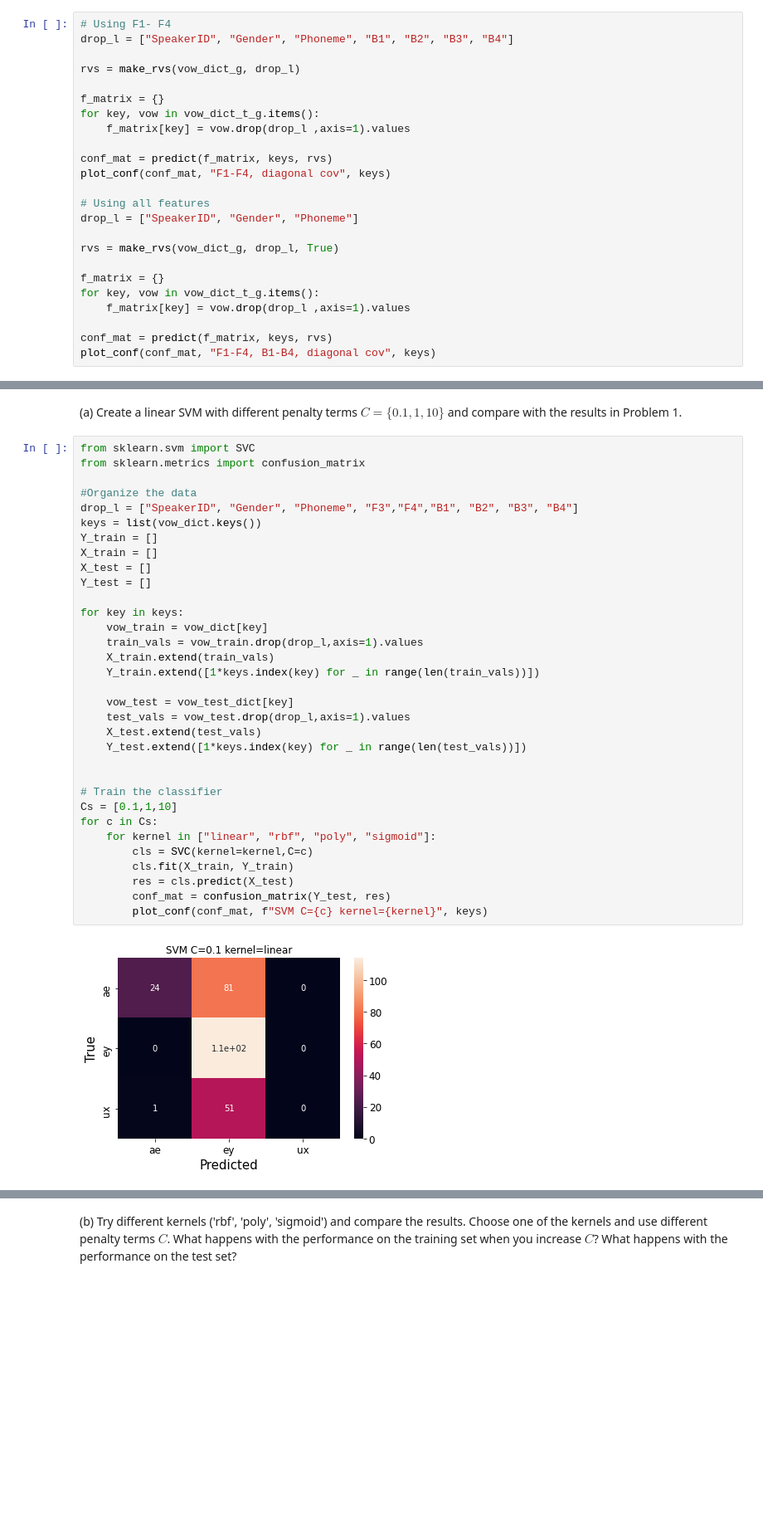
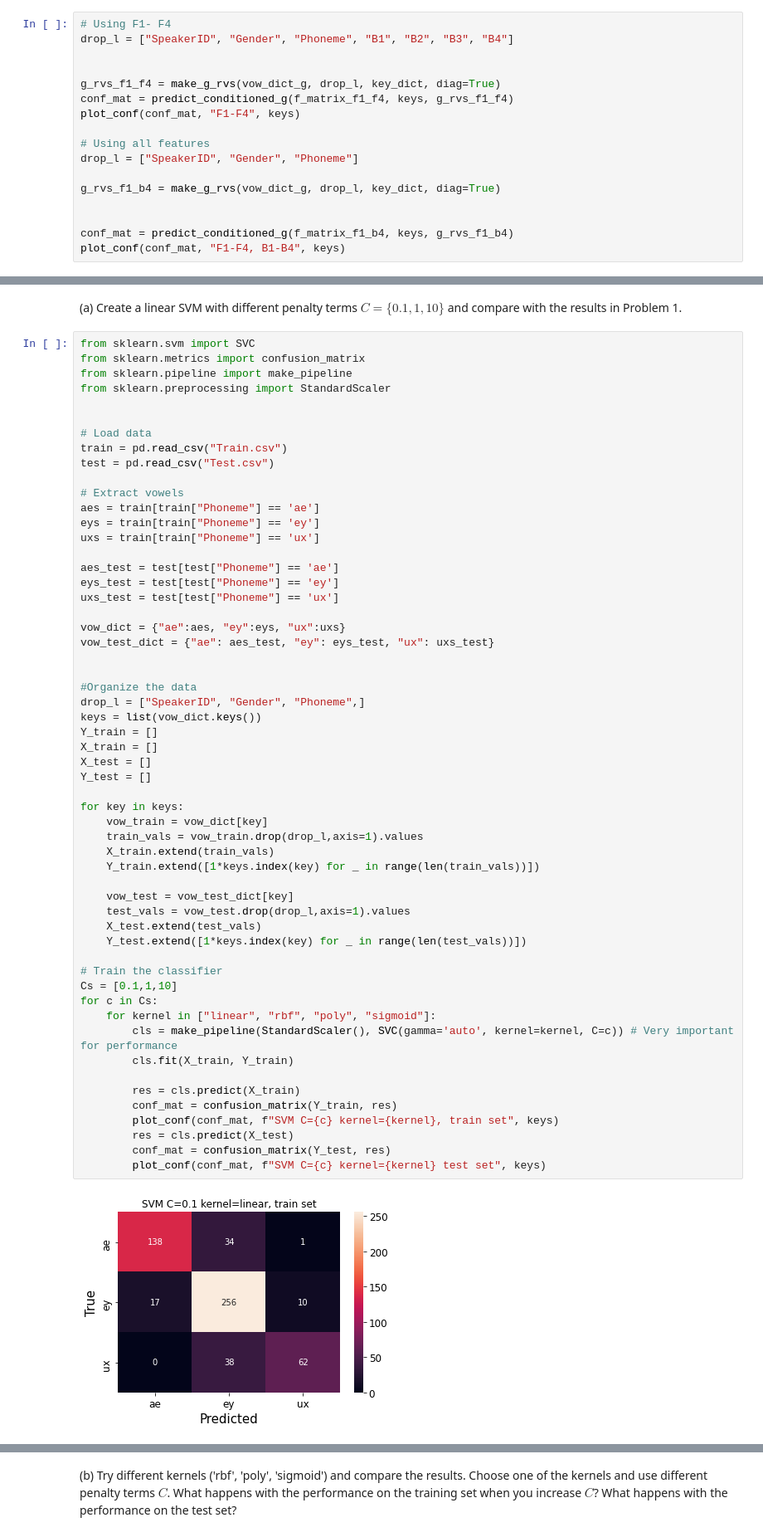
Before and after one commit to Stens/TTT4185-MachineLearning, a Jupyter notebook: Assignment_2/TTT4185_assignment_2_2020-09-28.ipynb, the cells around one changed output, grey strips where cells are left out. Shown at 83% size. Cells and saved outputs as stored; diff of their text form; blank space fills up the shorter version.

```diff
--- a/Assignment_2/TTT4185_assignment_2_2020-09-28.ipynb
+++ b/Assignment_2/TTT4185_assignment_2_2020-09-28.ipynb
@@ -251,24 +327,17 @@ plot_conf(conf_mat, "F1-F4, B1-B4", keys)
 # Using F1- F4
 drop_l = ["SpeakerID", "Gender", "Phoneme", "B1", "B2", "B3", "B4"]
 
-rvs = make_rvs(vow_dict_g, drop_l)
 
-f_matrix = {}
-for key, vow in vow_dict_t_g.items():
-    f_matrix[key] = vow.drop(drop_l ,axis=1).values
-
-conf_mat = predict(f_matrix, keys, rvs)
-plot_conf(conf_mat, "F1-F4, diagonal cov", keys)
+g_rvs_f1_f4 = make_g_rvs(vow_dict_g, drop_l, key_dict, diag=True)
+conf_mat = predict_conditioned_g(f_matrix_f1_f4, keys, g_rvs_f1_f4)
+plot_conf(conf_mat, "F1-F4", keys)
 
 # Using all features
 drop_l = ["SpeakerID", "Gender", "Phoneme"]
 
-rvs = make_rvs(vow_dict_g, drop_l, True)
+g_rvs_f1_b4 = make_g_rvs(vow_dict_g, drop_l, key_dict, diag=True)
 
-f_matrix = {}
-for key, vow in vow_dict_t_g.items():
-    f_matrix[key] = vow.drop(drop_l ,axis=1).values
 
-conf_mat = predict(f_matrix, keys, rvs)
-plot_conf(conf_mat, "F1-F4, B1-B4, diagonal cov", keys)
+conf_mat = predict_conditioned_g(f_matrix_f1_b4, keys, g_rvs_f1_b4)
+plot_conf(conf_mat, "F1-F4, B1-B4", keys)
 # %% [output]
@@ -290,35 +361,58 @@ An example on how to use the `SVC` is given in http://scikit-learn.org/stable/mo
 # %%
 from sklearn.svm import SVC
 from sklearn.metrics import confusion_matrix
+from sklearn.pipeline import make_pipeline
+from sklearn.preprocessing import StandardScaler
+
+
+# Load data
+train = pd.read_csv("Train.csv")
+test = pd.read_csv("Test.csv")
+
+# Extract vowels
+aes = train[train["Phoneme"] == 'ae']
+eys = train[train["Phoneme"] == 'ey']
+uxs = train[train["Phoneme"] == 'ux']
+
+aes_test = test[test["Phoneme"] == 'ae']
+eys_test = test[test["Phoneme"] == 'ey']
+uxs_test = test[test["Phoneme"] == 'ux']
+
+vow_dict = {"ae":aes, "ey":eys, "ux":uxs}
+vow_test_dict = {"ae": aes_test, "ey": eys_test, "ux": uxs_test}
+
 
 #Organize the data
-drop_l = ["SpeakerID", "Gender", "Phoneme", "F3","F4","B1", "B2", "B3", "B4"]
+drop_l = ["SpeakerID", "Gender", "Phoneme",]
 keys = list(vow_dict.keys())
 Y_train = []
 X_train = []
 X_test = []
 Y_test = []
 
 for key in keys:
     vow_train = vow_dict[key]
     train_vals = vow_train.drop(drop_l,axis=1).values
     X_train.extend(train_vals)
     Y_train.extend([1*keys.index(key) for _ in range(len(train_vals))])
 
     vow_test = vow_test_dict[key]
     test_vals = vow_test.drop(drop_l,axis=1).values
     X_test.extend(test_vals)
     Y_test.extend([1*keys.index(key) for _ in range(len(test_vals))])
 
-
 # Train the classifier
 Cs = [0.1,1,10]
 for c in Cs:
     for kernel in ["linear", "rbf", "poly", "sigmoid"]:
-        cls = SVC(kernel=kernel,C=c)
+        cls = make_pipeline(StandardScaler(), SVC(gamma='auto', kernel=kernel, C=c)) # Very important for performance
         cls.fit(X_train, Y_train)
+
+        res = cls.predict(X_train)
+        conf_mat = confusion_matrix(Y_train, res)
+        plot_conf(conf_mat, f"SVM C={c} kernel={kernel}, train set", keys)
         res = cls.predict(X_test)
         conf_mat = confusion_matrix(Y_test, res)
-        plot_conf(conf_mat, f"SVM C={c} kernel={kernel}", keys)
+        plot_conf(conf_mat, f"SVM C={c} kernel={kernel} test set", keys)
 # %% [output]
-[figure, old version]
+[figure, new version]
```
Also changed, not shown: parts of 9 cells of this notebook.
